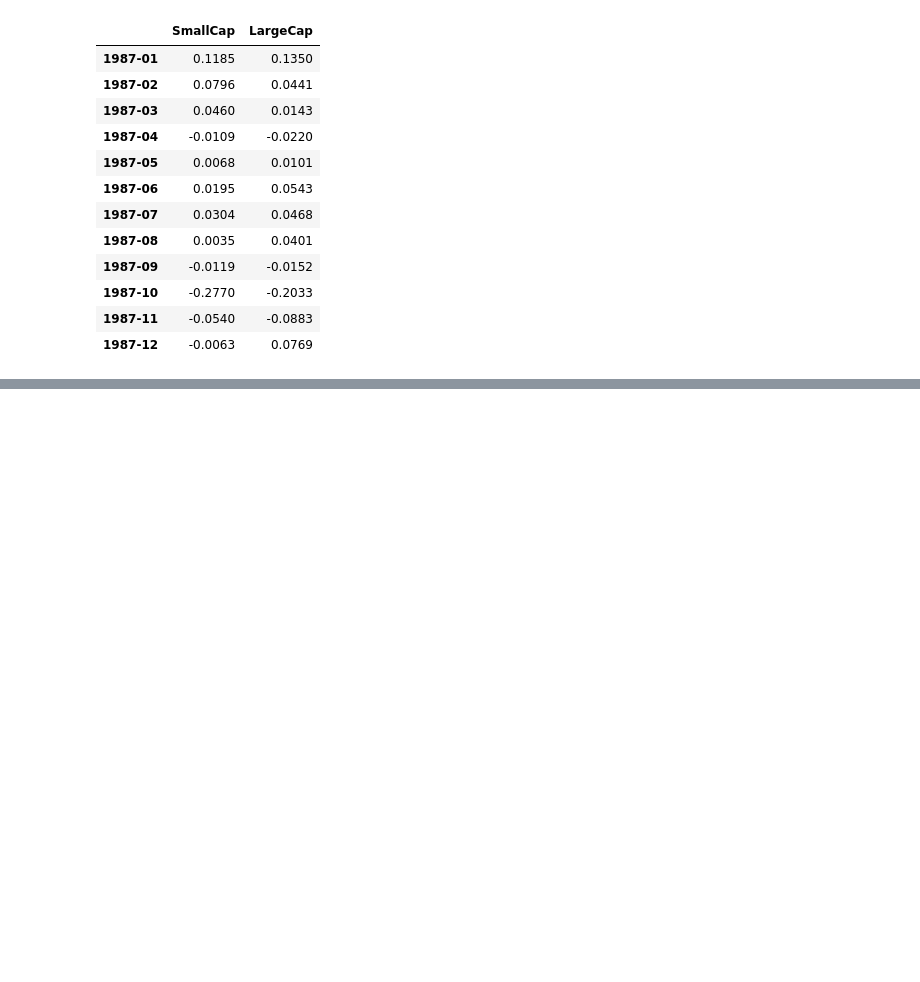
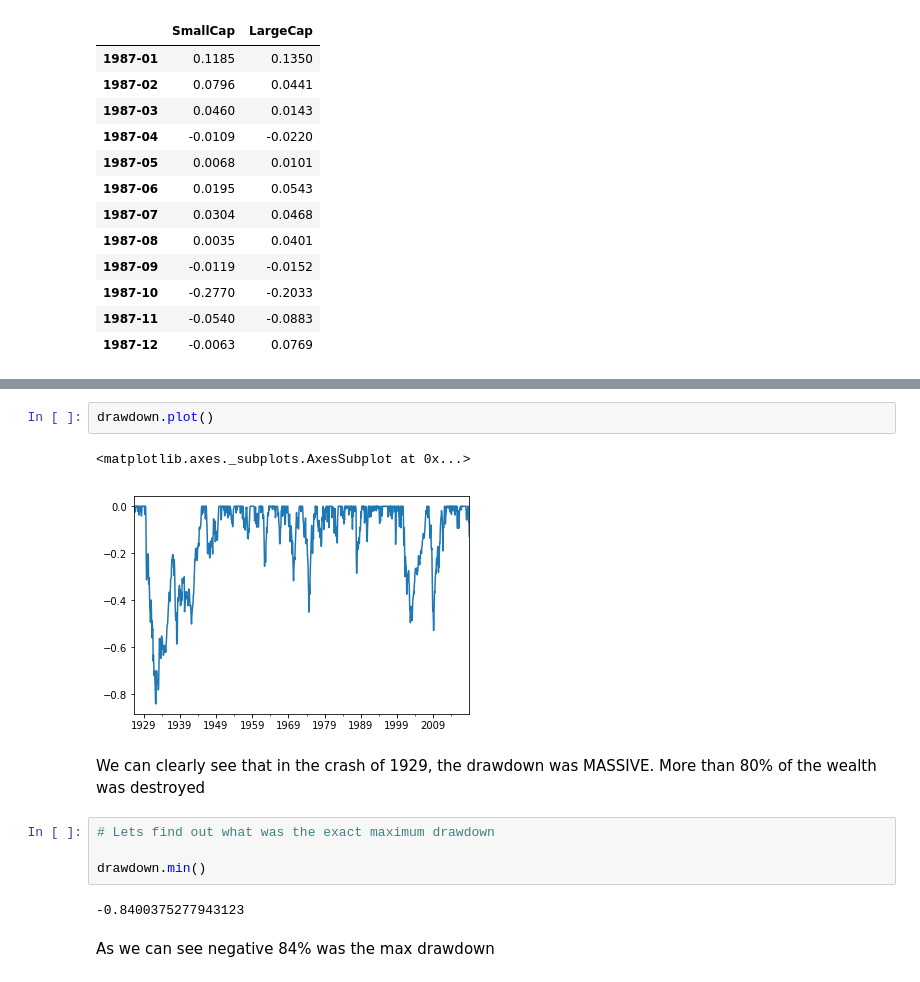
Before and after one commit to biv-neupane7/Investment-management-with-python, a Jupyter notebook: Risk and Returns EDHEC.ipynb, the cells around one changed output, grey strips where cells are left out. Drawn from its saved outputs; the diff is of its cells as text; blank space fills up the shorter version.

```diff
--- a/Risk and Returns EDHEC.ipynb
+++ b/Risk and Returns EDHEC.ipynb
@@ -704,0 +767,15 @@ dec_port["1987"]
+# %%
+drawdown.plot()
+# %% [output]
+<matplotlib.axes._subplots.AxesSubplot at 0x...>
+[figure, added]
+# %% [markdown]
+We can clearly see that in the crash of 1929, the drawdown was MASSIVE. More than 80% of the wealth was destroyed
+# %%
+# Lets find out what was the exact maximum drawdown
+
+drawdown.min()
+# %% [output]
+-0.8400375277943123
+# %% [markdown]
+As we can see negative 84% was the max drawdown
```
Also changed, not shown: parts of 20 cells of this notebook.
